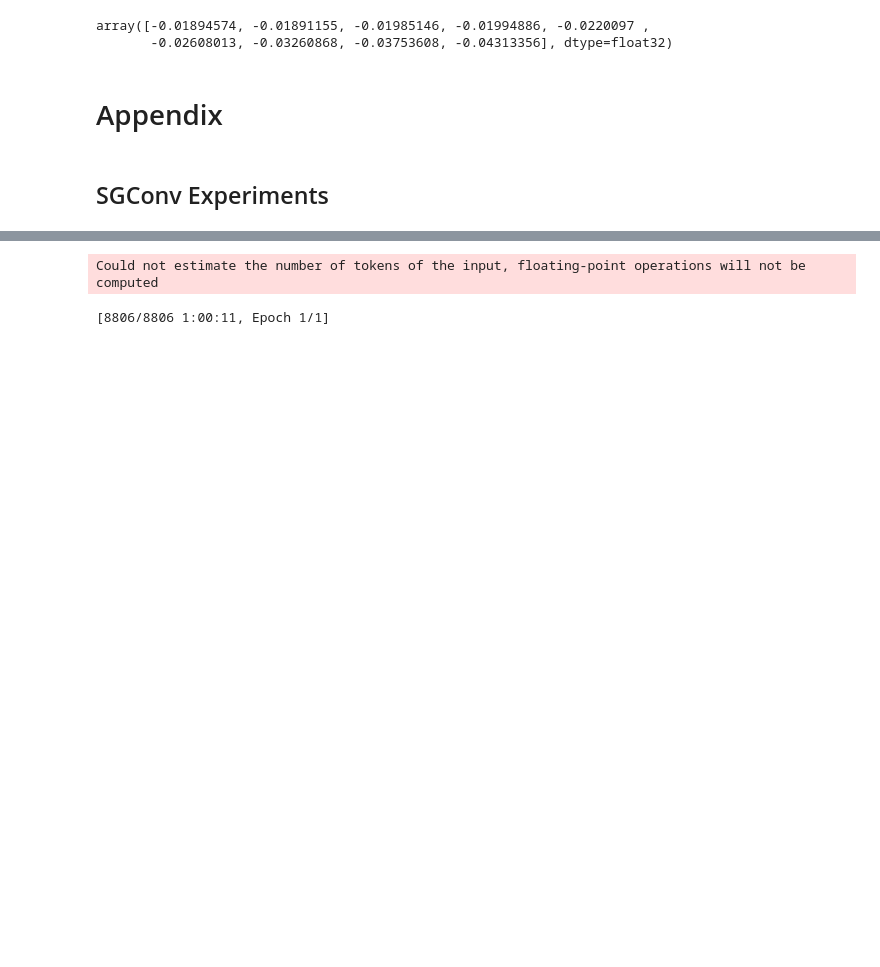
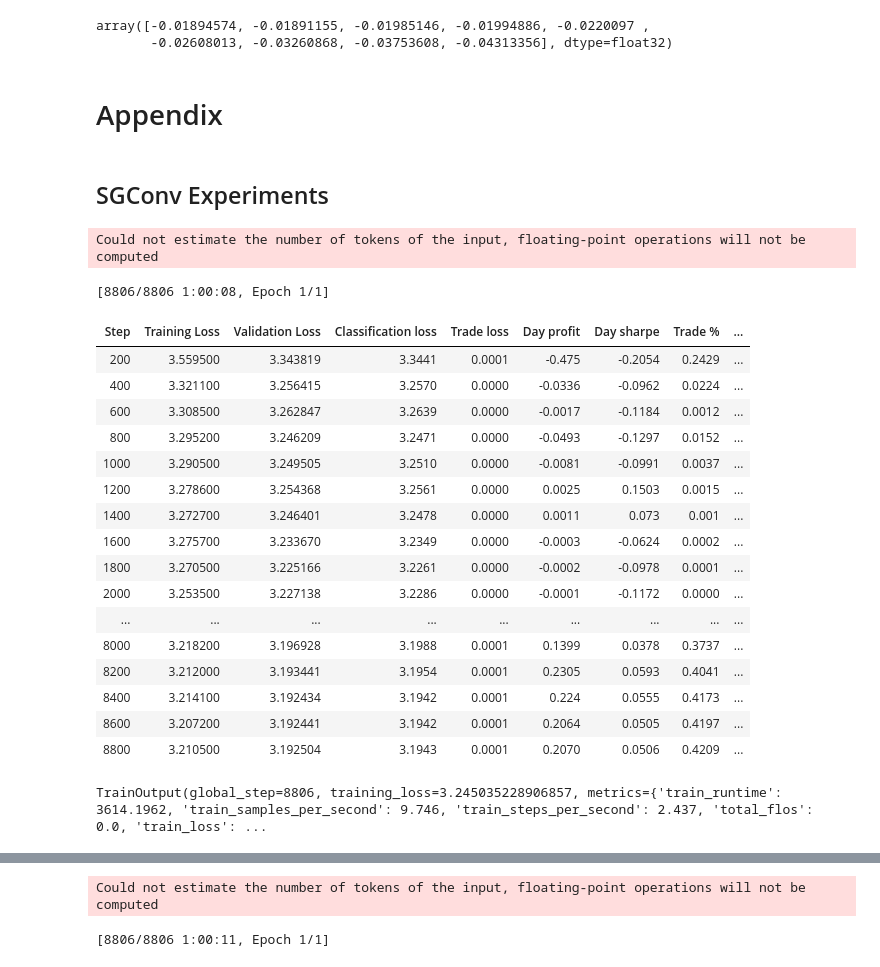
Before and after one commit to mtanghu/Transformer-Trader, a Jupyter notebook: Transformer_Modeling.ipynb, the cells around one changed output, grey strips where cells are left out. Saved outputs shown, nothing was run; the diff lists cells and outputs as text; code cells hidden in the pictures; blank space fills up the shorter version.

```diff
--- a/Transformer_Modeling.ipynb
+++ b/Transformer_Modeling.ipynb
@@ -380,3 +382,34 @@ array([-0.01894574, -0.01891155, -0.01985146, -0.01994886, -0.0220097 ,
 # Appendix
 # %% [markdown]
 ## SGConv Experiments
+# %%
+# oanda data ONLY MAJORS past 2009, overnight labels ignored, only day prices
+# SGCONV transformer architecture (fixed linear)! lr of 1e-3, batch size 5,
+# hidden size 320, 1 head, NO dropout, weight decay, no linear biases, final layernorm
+# conv embedding with kernel size 10, sigmoid softmax dot linspace (21 levels)
+# no layernorm params (like PALM), adam beta .98, leverage to 200 and use volume
+
+# log returns/growth maximization!! max loss set at .9 (.014% = .7 point commission)
+# normal softmax classification loss and trade loss
+trainer.train()
+# %% [output]
+Could not estimate the number of tokens of the input, floating-point operations will not be computed
+[8806/8806 1:00:08, Epoch 1/1]
+| Step | Training Loss | Validation Loss | Classification loss | Trade loss | Day profit | Day sharpe | Trade % | ... |
+| 200 | 3.559500 | 3.343819 | 3.3441 | 0.0001 | -0.475 | -0.2054 | 0.2429 | ... |
+| 400 | 3.321100 | 3.256415 | 3.2570 | 0.0000 | -0.0336 | -0.0962 | 0.0224 | ... |
+| 600 | 3.308500 | 3.262847 | 3.2639 | 0.0000 | -0.0017 | -0.1184 | 0.0012 | ... |
+| 800 | 3.295200 | 3.246209 | 3.2471 | 0.0000 | -0.0493 | -0.1297 | 0.0152 | ... |
+| 1000 | 3.290500 | 3.249505 | 3.2510 | 0.0000 | -0.0081 | -0.0991 | 0.0037 | ... |
+| 1200 | 3.278600 | 3.254368 | 3.2561 | 0.0000 | 0.0025 | 0.1503 | 0.0015 | ... |
+| 1400 | 3.272700 | 3.246401 | 3.2478 | 0.0000 | 0.0011 | 0.073 | 0.001 | ... |
+| 1600 | 3.275700 | 3.233670 | 3.2349 | 0.0000 | -0.0003 | -0.0624 | 0.0002 | ... |
+| 1800 | 3.270500 | 3.225166 | 3.2261 | 0.0000 | -0.0002 | -0.0978 | 0.0001 | ... |
+| 2000 | 3.253500 | 3.227138 | 3.2286 | 0.0000 | -0.0001 | -0.1172 | 0.0000 | ... |
+| ... | ... | ... | ... | ... | ... | ... | ... | ... |
+| 8000 | 3.218200 | 3.196928 | 3.1988 | 0.0001 | 0.1399 | 0.0378 | 0.3737 | ... |
+| 8200 | 3.212000 | 3.193441 | 3.1954 | 0.0001 | 0.2305 | 0.0593 | 0.4041 | ... |
+| 8400 | 3.214100 | 3.192434 | 3.1942 | 0.0001 | 0.224 | 0.0555 | 0.4173 | ... |
+| 8600 | 3.207200 | 3.192441 | 3.1942 | 0.0001 | 0.2064 | 0.0505 | 0.4197 | ... |
+| 8800 | 3.210500 | 3.192504 | 3.1943 | 0.0001 | 0.2070 | 0.0506 | 0.4209 | ... |
+TrainOutput(global_step=8806, training_loss=3.245035228906857, metrics={'train_runtime': 3614.1962, 'train_samples_per_second': 9.746, 'train_steps_per_second': 2.437, 'total_flos': 0.0, 'train_loss': ...
```
Also changed, not shown: parts of 5 cells of this notebook, 1 other file.
